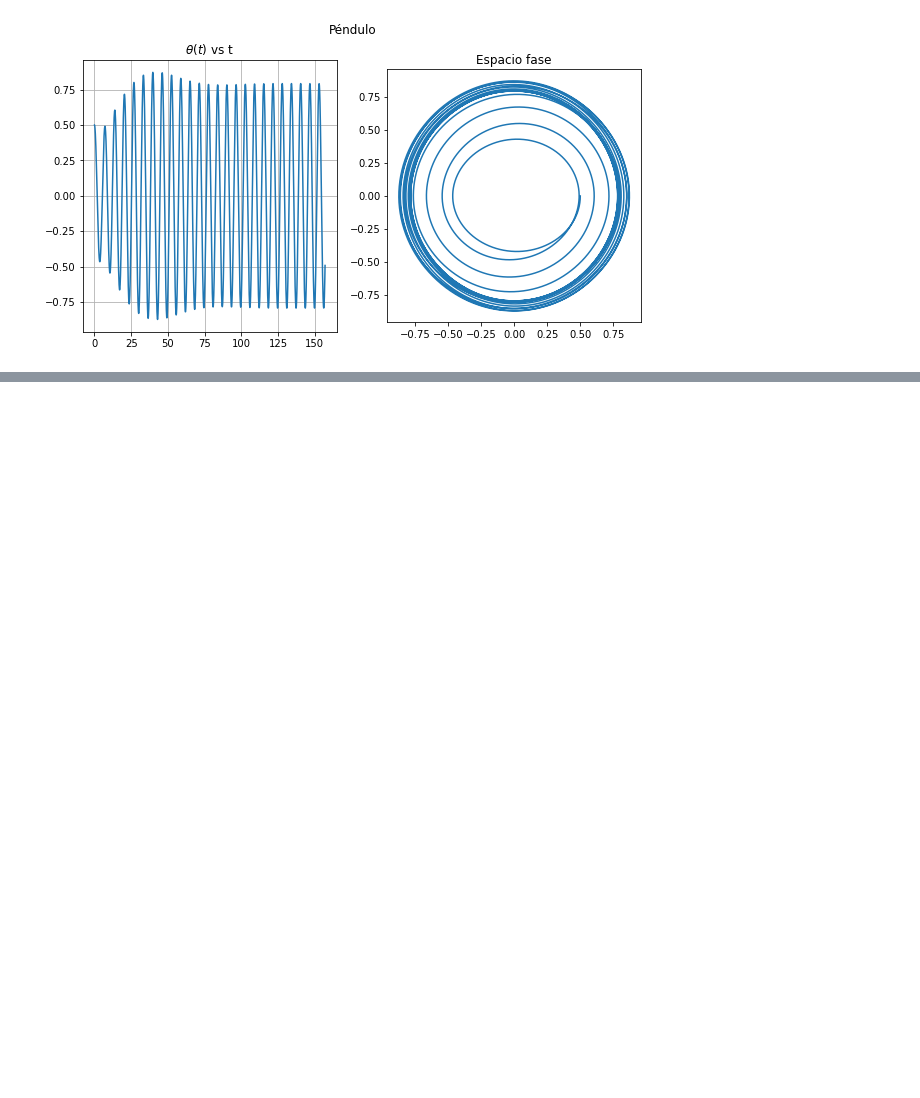
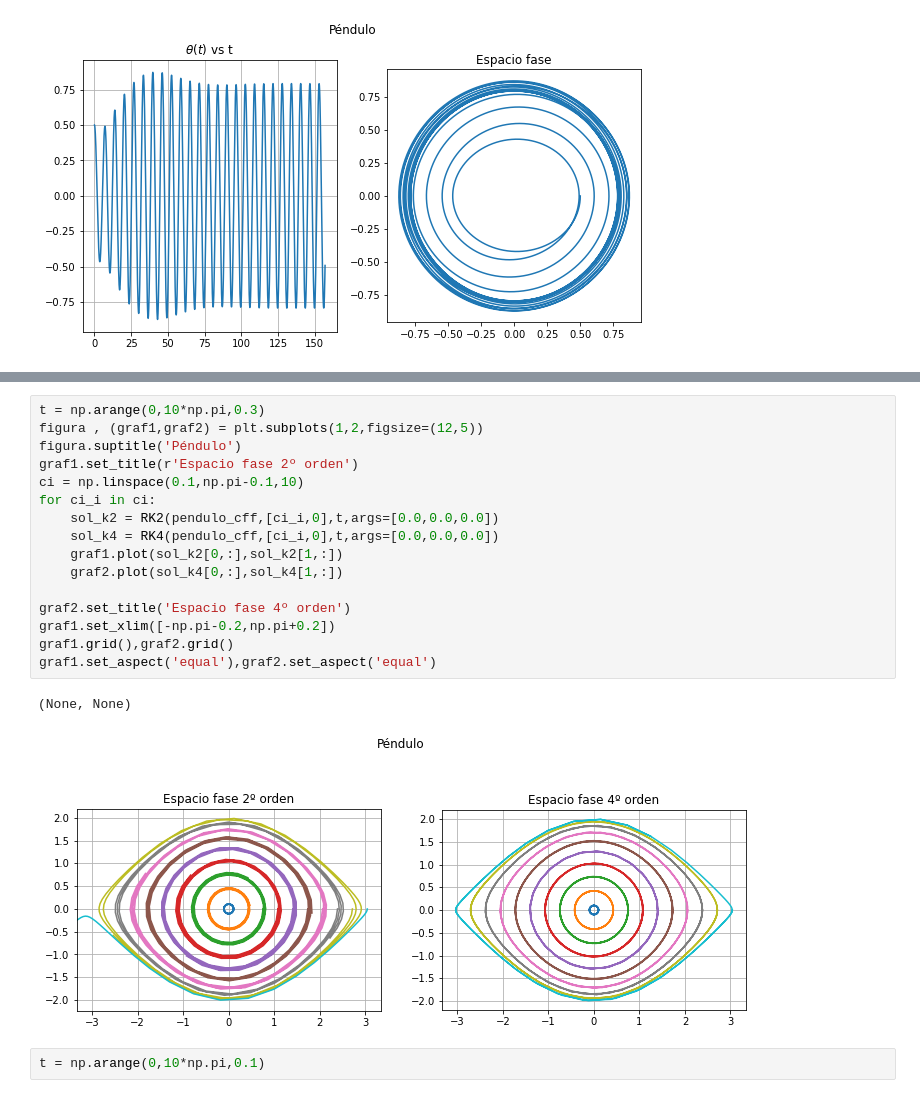
Before and after one commit to richmf/NotitasFisComp25-2, a Jupyter notebook: Clase 11 (EDO3).ipynb, the cells around one changed output, grey strips where cells are left out. Saved outputs shown, nothing was run; the diff lists cells and outputs as text; blank space fills up the shorter version.

```diff
--- a/Clase 11 (EDO3).ipynb
+++ b/Clase 11 (EDO3).ipynb
@@ -35,0 +71,21 @@ graf2.set_aspect('equal')
+# %%
+t = np.arange(0,10*np.pi,0.3)
+figura , (graf1,graf2) = plt.subplots(1,2,figsize=(12,5))
+figura.suptitle('Péndulo')
+graf1.set_title(r'Espacio fase 2º orden')
+ci = np.linspace(0.1,np.pi-0.1,10)
+for ci_i in ci:
+    sol_k2 = RK2(pendulo_cff,[ci_i,0],t,args=[0.0,0.0,0.0])
+    sol_k4 = RK4(pendulo_cff,[ci_i,0],t,args=[0.0,0.0,0.0])
+    graf1.plot(sol_k2[0,:],sol_k2[1,:])
+    graf2.plot(sol_k4[0,:],sol_k4[1,:])
+
+graf2.set_title('Espacio fase 4º orden')
+graf1.set_xlim([-np.pi-0.2,np.pi+0.2])
+graf1.grid(),graf2.grid()
+graf1.set_aspect('equal'),graf2.set_aspect('equal')
+# %% [output]
+(None, None)
+[figure, added]
+# %%
+t = np.arange(0,10*np.pi,0.1)
```
Also changed, not shown: parts of 7 cells of this notebook.
